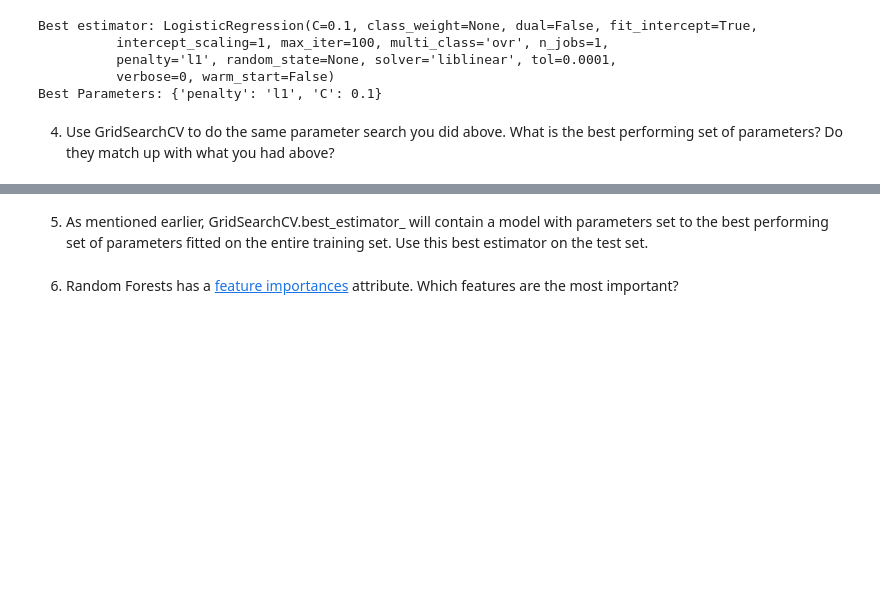
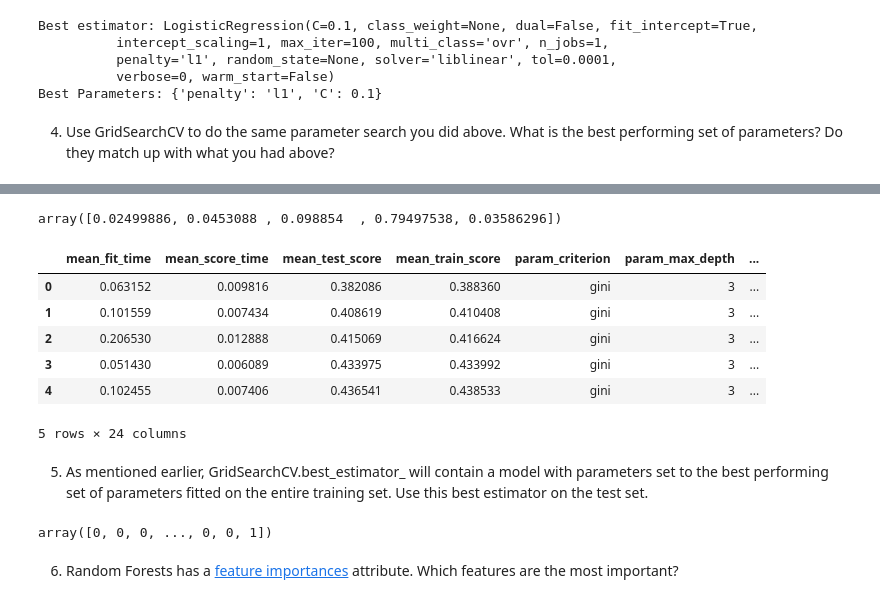
Before and after one commit to xiangyum/ml_publicpolicy, a Jupyter notebook: labs/lab5_nb_rf.ipynb, the cells around one changed output, grey strips where cells are left out. Drawn from its saved outputs; the diff is of its cells as text; code cells hidden in the pictures; blank space fills up the shorter version.

```diff
--- a/labs/lab5_nb_rf.ipynb
+++ b/labs/lab5_nb_rf.ipynb
@@ -579,0 +587,22 @@ Best Parameters: {'penalty': 'l1', 'C': 0.1}
+# %%
+# important random forest parameters:
+
+# max_features: the max number of features each decision tree is allowed to try.
+# increasing max_features generally improves performance, but decreases the speed of the algorithm
+max_feats = ["auto", "sqrt", "log2", 0.2]
+
+# n_estimators: the number of decision trees you're going to build.
+# higher the better, but of course the higher it is the slower the model is going to be.
+num_dtrees_list = [5, 10, 20]
+
+# max_depth: maximum depth of decision trees
+depth_list = [3,5,8]
+
+# criterion: gini or entropy
+criterion_list = ["gini", "entropy"]
+
+# min_samples_split: the minimum number of samples required to split an internal node
+min_split_list = [2,3,5]
+
+# min_samples_leaf: the minimum number of samples required to be at a leaf node:
+min_leaf_list = [1,2,3]
@@ -580,2 +629,16 @@ Best Parameters: {'penalty': 'l1', 'C': 0.1}
+# %%
+bestrf.feature_importances_
+# %% [output]
+array([0.02499886, 0.0453088 , 0.098854  , 0.79497538, 0.03586296])
+# %%
+pd.DataFrame(grid.cv_results_).head(5)
+# %% [output]
+|  | mean_fit_time | mean_score_time | mean_test_score | mean_train_score | param_criterion | param_max_depth | ... |
+| 0 | 0.063152 | 0.009816 | 0.382086 | 0.388360 | gini | 3 | ... |
+| 1 | 0.101559 | 0.007434 | 0.408619 | 0.410408 | gini | 3 | ... |
+| 2 | 0.206530 | 0.012888 | 0.415069 | 0.416624 | gini | 3 | ... |
+| 3 | 0.051430 | 0.006089 | 0.433975 | 0.433992 | gini | 3 | ... |
+| 4 | 0.102455 | 0.007406 | 0.436541 | 0.438533 | gini | 3 | ... |
+5 rows × 24 columns
 # %% [markdown]
 5) As mentioned earlier, GridSearchCV.best\_estimator\_ will contain a model with parameters set to the best performing set of parameters fitted on the entire training set. Use this best estimator on the test set.
@@ -584,2 +645,7 @@ Best Parameters: {'penalty': 'l1', 'C': 0.1}
+# %%
+bestrf = grid.best_estimator_
+bestrf.predict(X_test)
+# %% [output]
+array([0, 0, 0, ..., 0, 0, 1])
 # %% [markdown]
 6) Random Forests has a [feature importances](http://scikit-learn.org/stable/modules/generated/sklearn.ensemble.RandomForestClassifier.html#sklearn.ensemble.RandomForestClassifier.feature_importances_) attribute. Which features are the most important?
```
Also changed, not shown: parts of 16 cells of this notebook, 5 other files.
